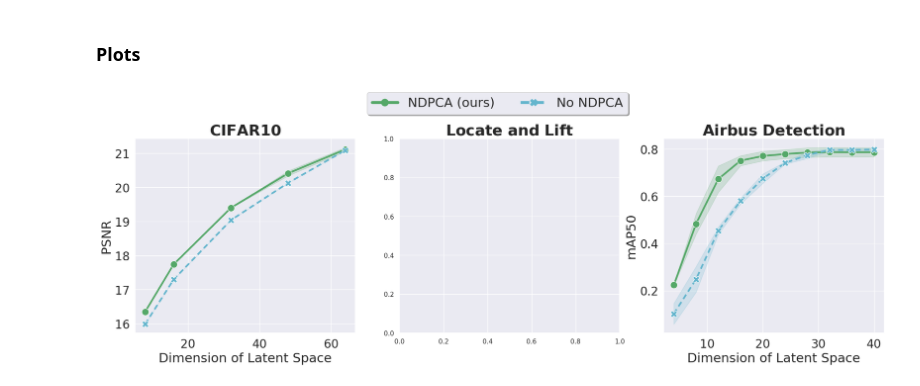
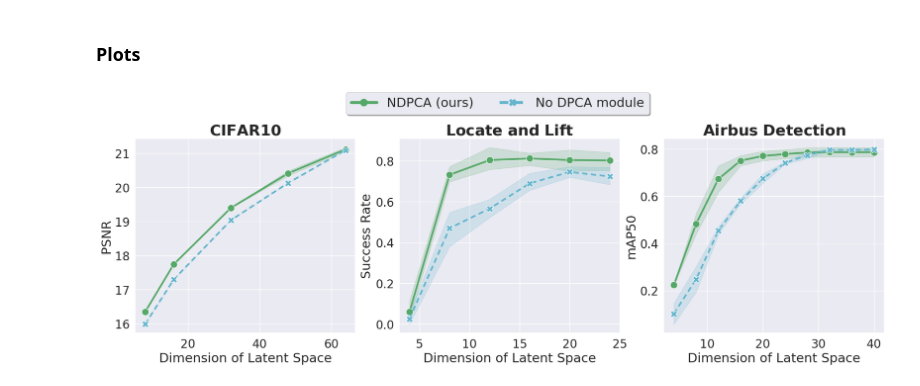
Before and after one commit to UTAustin-SwarmLab/Task-aware-Distributed-Source-Coding, a Jupyter notebook: plots/make_plot_ablation.ipynb, the cells around one changed output. Cells and saved outputs as stored; diff of their text form; code cells hidden in the pictures.

```diff
--- a/plots/make_plot_ablation.ipynb
+++ b/plots/make_plot_ablation.ipynb
@@ -64,7 +64,7 @@ cifar_df = pd.DataFrame()
 for i in range(len(psnr_ndpca)): ### latent dim
     for j in range(len(psnr_ndpca[0])): ### seed
         cifar_df = cifar_df.append({'dpca_dim': Z[i], 'Z1': Z1[i, j], 'Z2': Z2[i, j] ,'psnr': psnr_ndpca[i, j], 'method': 'NDPCA (ours)', 'seed': j}, ignore_index=True)
-        cifar_df = cifar_df.append({'dpca_dim': Z[i], 'Z1': Z1[i, j], 'Z2': Z2[i, j] ,'psnr': psnr_no_ndpca[i, j], 'method': 'No NDPCA', 'seed': j}, ignore_index=True)
+        cifar_df = cifar_df.append({'dpca_dim': Z[i], 'Z1': Z1[i, j], 'Z2': Z2[i, j] ,'psnr': psnr_no_ndpca[i, j], 'method': 'No DPCA module', 'seed': j}, ignore_index=True)
 
 # print(cifar_df.head())
 print(cifar_df)
@@ -92,8 +92,9 @@ print(cifar_df)
 pnp_df = pd.read_csv('./lift.csv') # seed 0 ep 349
 pnp_df.drop(columns=['dim of z2 private'], inplace=True)
 pnp_df.rename(columns={"dim of z1 private": "Z1", "dim of z1 share": "Z2"}, inplace=True)
-idx = pnp_df[(pnp_df['method'] == 'No NDPCA') & (pnp_df['seed'] == 0)].index
+idx = pnp_df[(pnp_df['method'] == 'Task-agnostic NDPCA')].index
 pnp_df.drop(idx, inplace=True)
-pnp_df.tail()
+pnp_df = pnp_df[pnp_df['dpca_dim'] <= 24]
+pnp_df.head()
 # %% [output]
 |  | dpca_dim | success rate | Z1 | Z2 | seed | method |
@@ -148,32 +149,43 @@ ax_list["airbus_dpca"].set_title(r"$\bf{Airbus~Detection}$", fontsize=titlesize)
 ax1 = sns.lineplot(data=cifar_df, x="dpca_dim", y="psnr", ax=ax_list["cifar_dpca"], linewidth=3, hue='method', style="method",
                     palette=[color_list[2], color_list[9]], dashes=['', (3,2)], markers=True, markersize=12)
 ax_list["cifar_dpca"].set_xlabel("Dimension of Latent Space", fontsize=xylabelsize)
 ax_list["cifar_dpca"].set_ylabel("PSNR", fontsize=xylabelsize)
 ax_list["cifar_dpca"].tick_params(axis="x", labelsize=ticksize)
 ax_list["cifar_dpca"].tick_params(axis="y", labelsize=ticksize)
 leg = ax_list["cifar_dpca"].legend()
 ax_list["cifar_dpca"].legend().remove()
 
+### plot lift
+## plot DPCA curve
+ax1 = sns.lineplot(data=pnp_df, x="dpca_dim", y="success rate", ax=ax_list["pnp_dpca"], linewidth=3, hue='method', style="method",
+                    palette=[color_list[2], color_list[9]], dashes=['', (3,2)], markers=True, markersize=12)
+ax_list["pnp_dpca"].set_xlabel("Dimension of Latent Space", fontsize=xylabelsize)
+ax_list["pnp_dpca"].set_ylabel("Success Rate", fontsize=xylabelsize)
+ax_list["pnp_dpca"].tick_params(axis="x", labelsize=ticksize)
+ax_list["pnp_dpca"].tick_params(axis="y", labelsize=ticksize)
+leg = ax_list["pnp_dpca"].legend()
+ax_list["pnp_dpca"].legend().remove()
+
 ### Plot AirBus Detection
 ## plot DPCA curve
 ax3 = sns.lineplot(data=airbus_df, x="dpca_dim", y="testmAP", ax=ax_list["airbus_dpca"], linewidth=3, hue='method', style="method",
                     palette=[color_list[2], color_list[9]], dashes=['', (3,2)], markers=True, markersize=12)
 ax_list["airbus_dpca"].set_xlabel("Dimension of Latent Space", fontsize=xylabelsize)
 ax_list["airbus_dpca"].set_ylabel("mAP50", fontsize=xylabelsize)
 ax_list["airbus_dpca"].tick_params(axis="x", labelsize=ticksize)
 ax_list["airbus_dpca"].tick_params(axis="y", labelsize=ticksize)
 leg = ax_list["airbus_dpca"].legend()
 # plt.gca().yaxis.set_major_formatter(mtick.PercentFormatter(xmax=1.0))
 ax_list["airbus_dpca"].legend().remove()
 
 ### Generate a legend for the first line only
-lines_labels = [ax.get_legend_handles_labels() for ax in [ax_list["airbus_dpca"]]]
+lines_labels = [ax.get_legend_handles_labels() for ax in [ax_list["cifar_dpca"]]]
 lines, labels = [sum(lol, []) for lol in zip(*lines_labels)]
 
 lgd = fig.legend(lines, labels, loc='upper center', bbox_to_anchor=(0.5, 1.09), fancybox=True, shadow=True, ncol=7, fontsize=22, markerscale=2)
 for line in lgd.get_lines():
     line.set_linewidth(5.0)
 plt.show()
 fig.savefig('./ablation_results.pdf', bbox_extra_artists=(lgd,), bbox_inches='tight')
 # %% [output]
-[figure, old version]
+[figure, new version]
```
Also changed, not shown: parts of 2 cells of this notebook, 7 other files.
